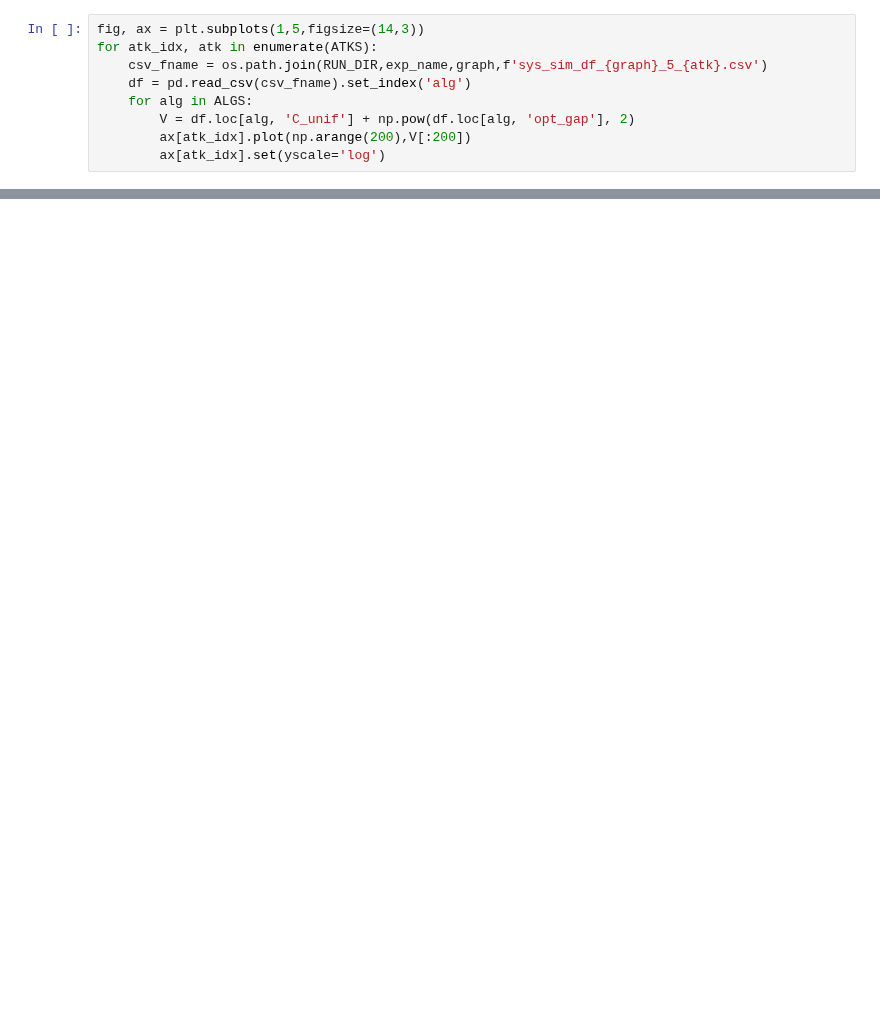
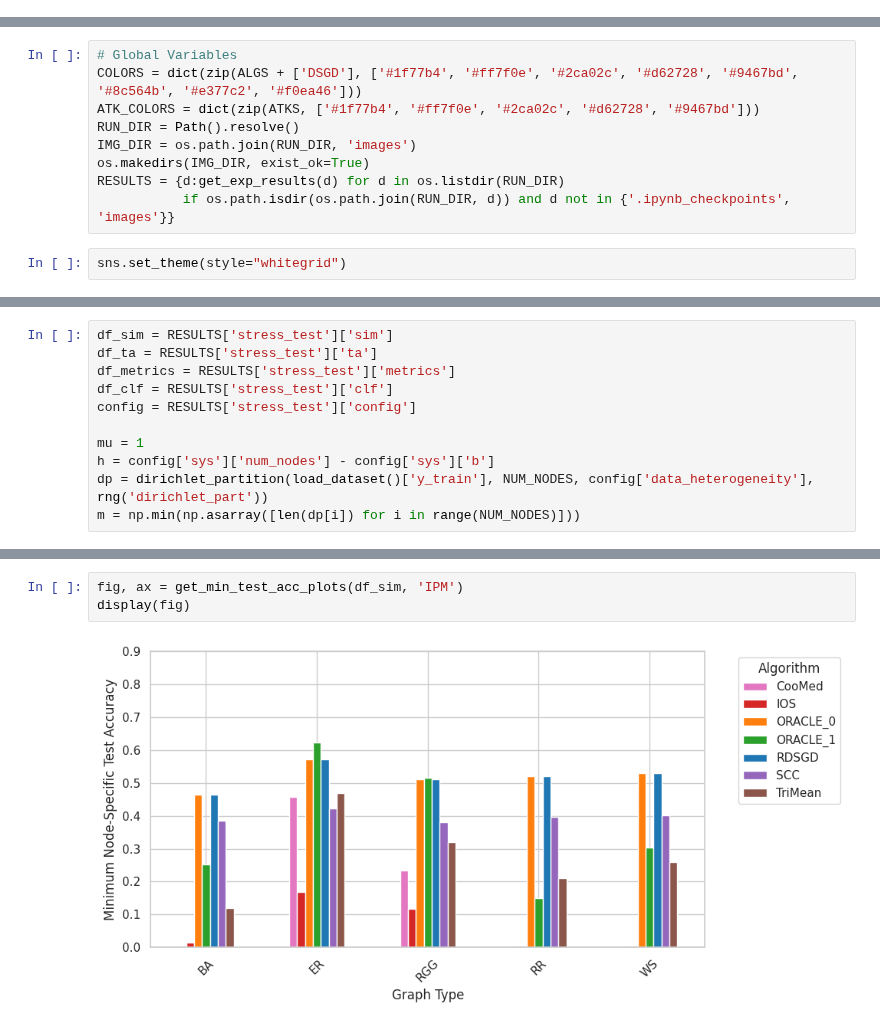
Before and after one commit to ardenpalme/Dissertation, a Jupyter notebook: system_simulation/analysis.ipynb, the cells around one changed output, grey strips where cells are left out. Saved outputs shown, nothing was run; the diff lists cells and outputs as text; blank space fills up the shorter version.

```diff
--- a/system_simulation/analysis.ipynb
+++ b/system_simulation/analysis.ipynb
@@ -18,9 +8,0 @@ assert len(os.listdir(d)) > 0, print(os.listdir(d))
-# %%
-fig, ax = plt.subplots(1,5,figsize=(14,3))
-for atk_idx, atk in enumerate(ATKS):
-    csv_fname = os.path.join(RUN_DIR,exp_name,graph,f'sys_sim_df_{graph}_5_{atk}.csv')
-    df = pd.read_csv(csv_fname).set_index('alg')
-    for alg in ALGS:
-        V = df.loc[alg, 'C_unif'] + np.pow(df.loc[alg, 'opt_gap'], 2)
-        ax[atk_idx].plot(np.arange(200),V[:200])
-        ax[atk_idx].set(yscale='log')
@@ -37,0 +64,11 @@ df1.columns = pd.MultiIndex.from_tuples(tuples, names=['stat', 'algorithm'])
+# %%
+# Global Variables
+COLORS = dict(zip(ALGS + ['DSGD'], ['#1f77b4', '#ff7f0e', '#2ca02c', '#d62728', '#9467bd', '#8c564b', '#e377c2', '#f0ea46']))
+ATK_COLORS = dict(zip(ATKS, ['#1f77b4', '#ff7f0e', '#2ca02c', '#d62728', '#9467bd']))
+RUN_DIR = Path().resolve()
+IMG_DIR = os.path.join(RUN_DIR, 'images')
+os.makedirs(IMG_DIR, exist_ok=True)
+RESULTS = {d:get_exp_results(d) for d in os.listdir(RUN_DIR)
+           if os.path.isdir(os.path.join(RUN_DIR, d)) and d not in {'.ipynb_checkpoints', 'images'}}
+# %%
+sns.set_theme(style="whitegrid")
@@ -50,0 +197,11 @@ display(df_tmp[~filt])
+# %%
+df_sim = RESULTS['stress_test']['sim']
+df_ta = RESULTS['stress_test']['ta']
+df_metrics = RESULTS['stress_test']['metrics']
+df_clf = RESULTS['stress_test']['clf']
+config = RESULTS['stress_test']['config']
+
+mu = 1
+h = config['sys']['num_nodes'] - config['sys']['b']
+dp = dirichlet_partition(load_dataset()['y_train'], NUM_NODES, config['data_heterogeneity'], rng('dirichlet_part'))
+m = np.min(np.asarray([len(dp[i]) for i in range(NUM_NODES)]))
@@ -50,0 +234,5 @@ display(df_tmp[~filt])
+# %%
+fig, ax = get_min_test_acc_plots(df_sim, 'IPM')
+display(fig)
+# %% [output]
+[figure, added]
```
Also changed, not shown: parts of 36 cells of this notebook, 4 other files.
